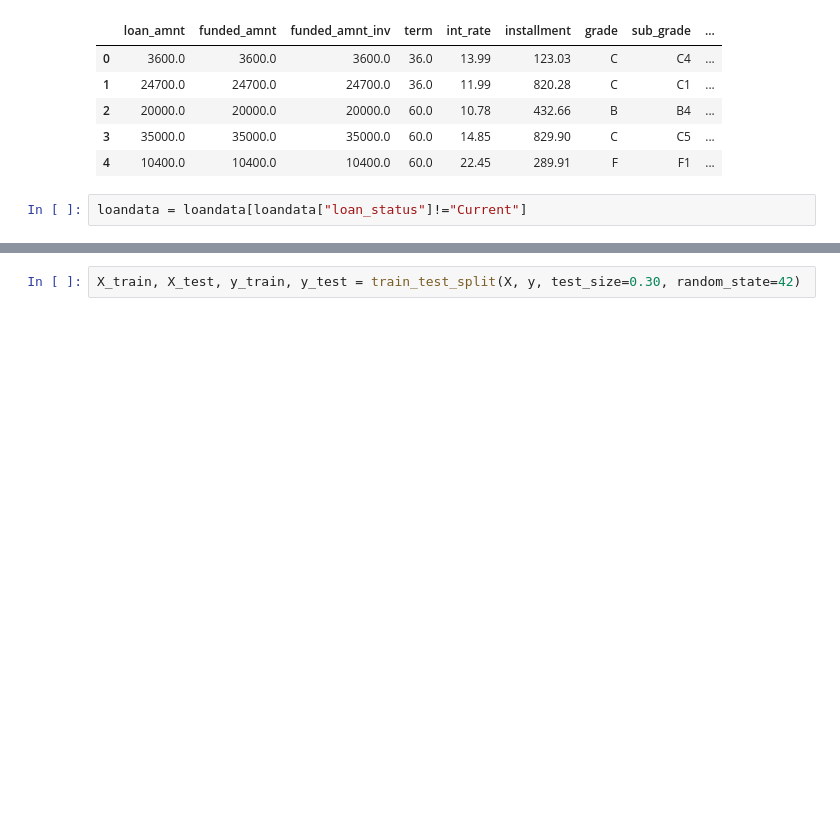
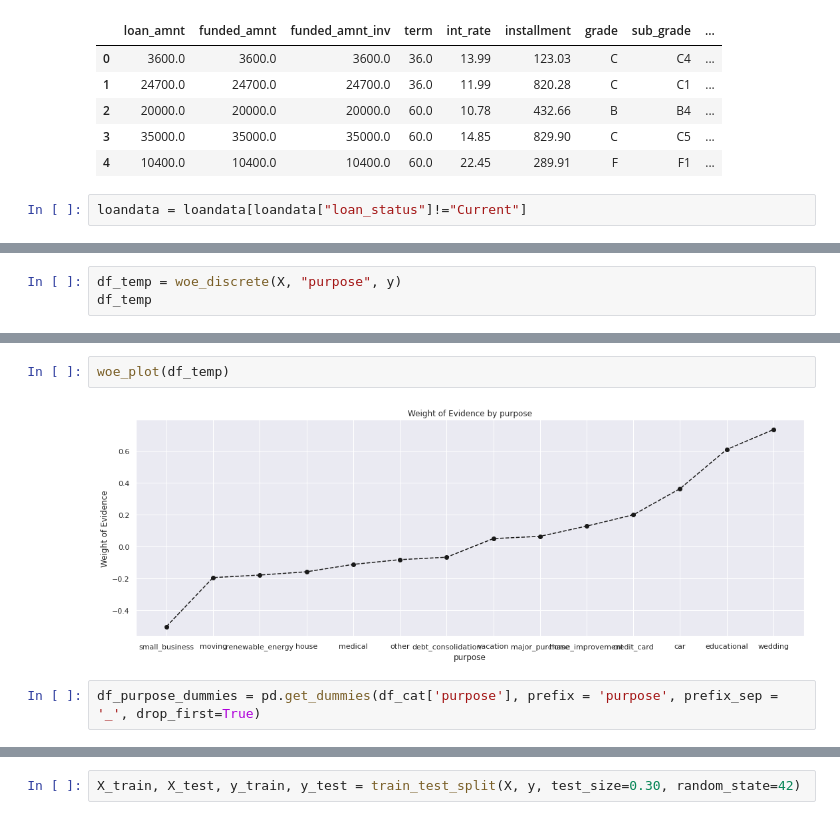
Before and after one commit to anshulsinghgehlot/CreditRiskModel_lendingclub, a Jupyter notebook: data-preprocess.ipynb, the cells around one changed output, grey strips where cells are left out. Saved outputs shown, nothing was run; the diff lists cells and outputs as text; blank space fills up the shorter version.

```diff
--- a/data-preprocess.ipynb
+++ b/data-preprocess.ipynb
@@ -345,0 +470,3 @@ loandata_cat_dummy = dummy_creation(loandata_cat, loandata_cat.columns.values)
+# %%
+df_temp = woe_discrete(X, "purpose", y)
+df_temp
@@ -345,0 +489,6 @@ loandata_cat_dummy = dummy_creation(loandata_cat, loandata_cat.columns.values)
+# %%
+woe_plot(df_temp)
+# %% [output]
+[figure, added]
+# %%
+df_purpose_dummies = pd.get_dummies(df_cat['purpose'], prefix = 'purpose', prefix_sep = '_', drop_first=True)
```
Also changed, not shown: parts of 141 cells of this notebook.
